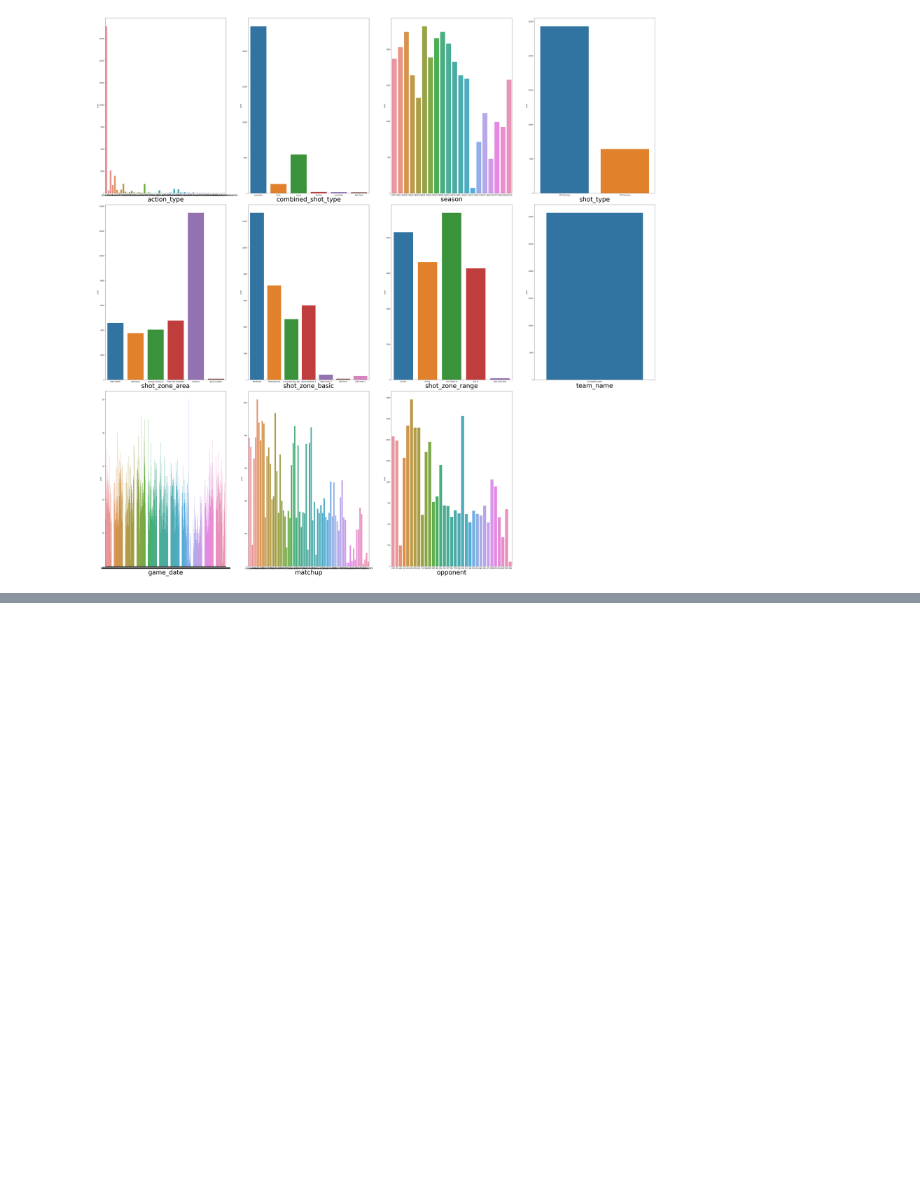
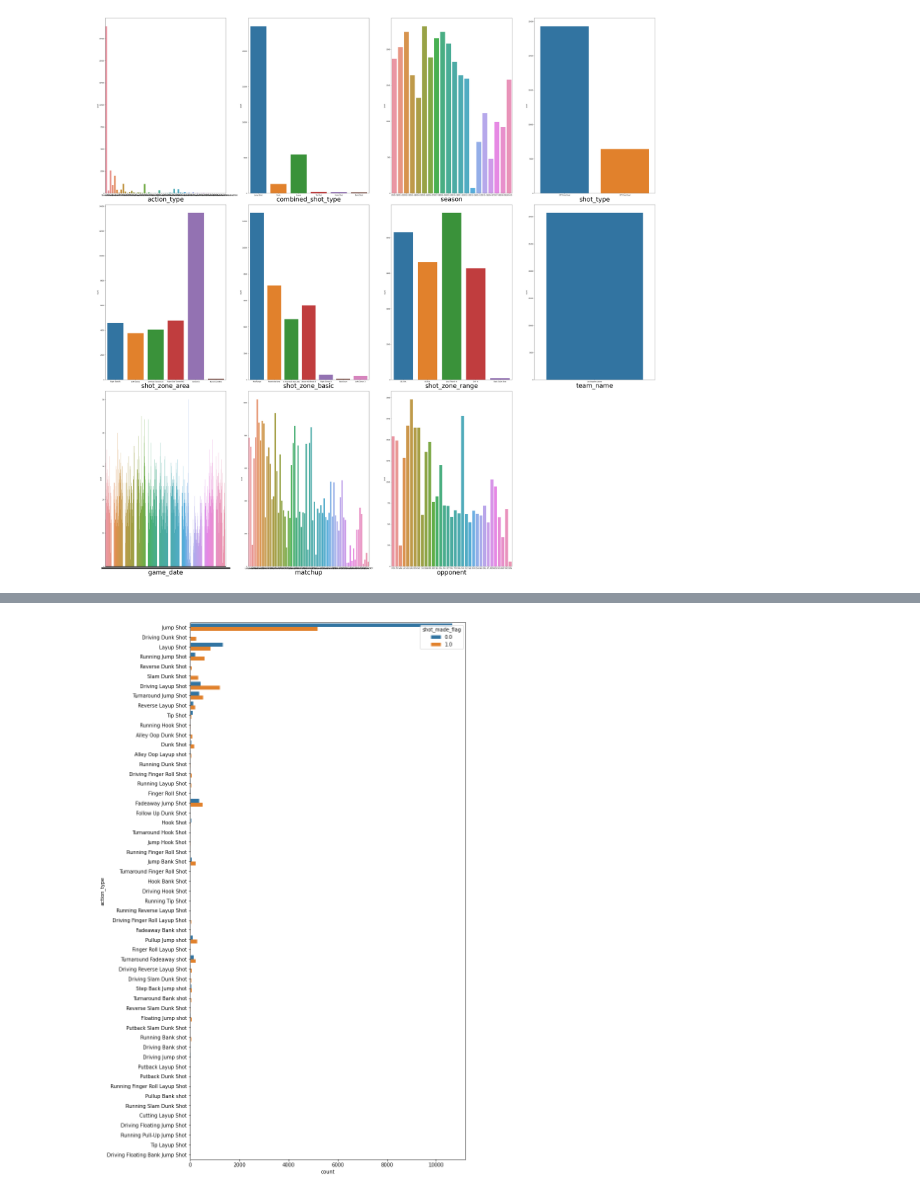
Before and after one commit to manju70/NBA-SHOT-SELECTION, a Jupyter notebook: NBA_shot_selection.ipynb, the cells around one changed output, grey strips where cells are left out. Saved outputs shown, nothing was run; the diff lists cells and outputs as text; code cells hidden in the pictures; blank space fills up the shorter version.

```diff
--- a/NBA_shot_selection.ipynb
+++ b/NBA_shot_selection.ipynb
@@ -293,0 +361,6 @@ plt.tight_layout()
+# %%
+plt.figure(figsize=(10,20))
+sns.countplot(y="action_type", hue="shot_made_flag", data=data)
+plt.show()
+# %% [output]
+[figure, added]
```
Also changed, not shown: parts of 15 cells of this notebook.
